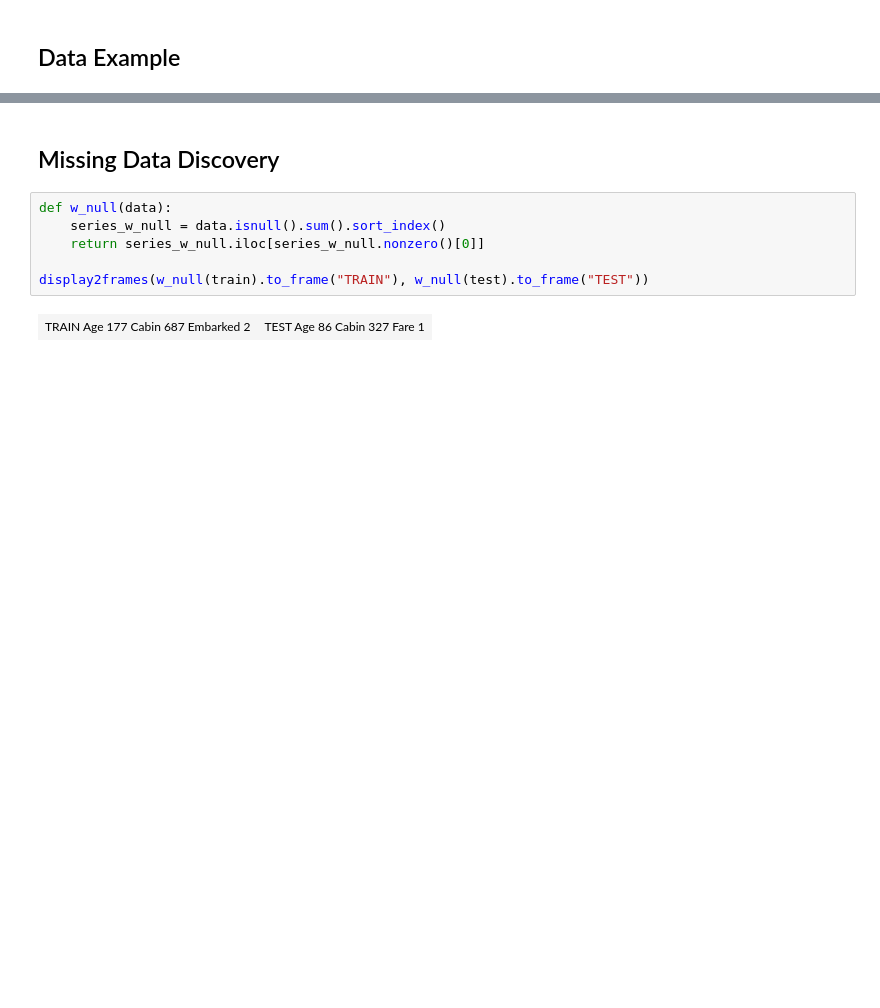
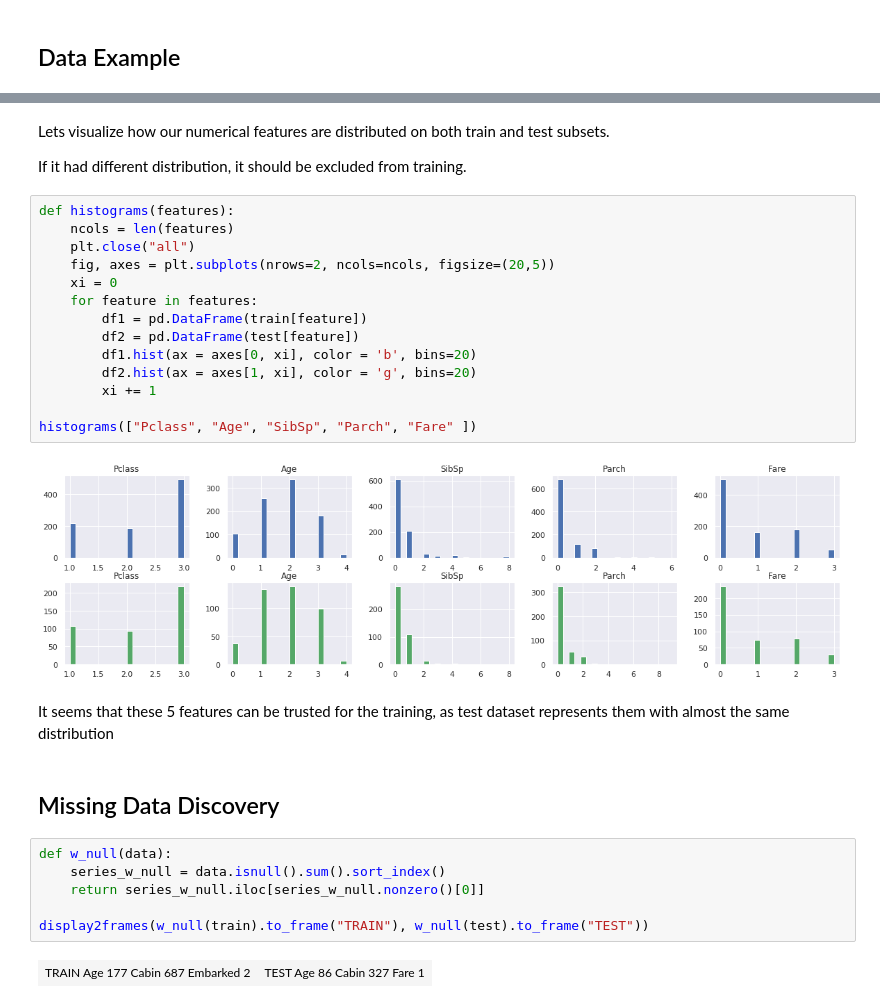
Before and after one commit to wcrbrm/notebooks-scikit, a Jupyter notebook: titanic/TitanicSurvivals.ipynb, the cells around one changed output, grey strips where cells are left out. Saved outputs shown, nothing was run; the diff lists cells and outputs as text; blank space fills up the shorter version.

Commit message:
better feature visualisations

```diff
--- a/titanic/TitanicSurvivals.ipynb
+++ b/titanic/TitanicSurvivals.ipynb
@@ -50,3 +64,25 @@ display2str(train.shape, test.shape)
+# %% [markdown]
+Lets visualize how our numerical features are distributed on both train and test subsets.
+
+If it had different distribution, it should be excluded from training.
+# %%
+def histograms(features):
+    ncols = len(features)
+    plt.close("all")
+    fig, axes = plt.subplots(nrows=2, ncols=ncols, figsize=(20,5))
+    xi = 0
+    for feature in features:
+        df1 = pd.DataFrame(train[feature])
+        df2 = pd.DataFrame(test[feature])
+        df1.hist(ax = axes[0, xi], color = 'b', bins=20)
+        df2.hist(ax = axes[1, xi], color = 'g', bins=20)
+        xi += 1
+
+histograms(["Pclass", "Age", "SibSp", "Parch", "Fare" ])
+# %% [output]
+[figure, added]
+# %% [markdown]
+It seems that these 5 features can be trusted for the training, as test dataset represents them with almost the same distribution
 # %% [markdown]
 ## Missing Data Discovery
 # %%
```
Also changed, not shown: parts of 16 cells of this notebook.
